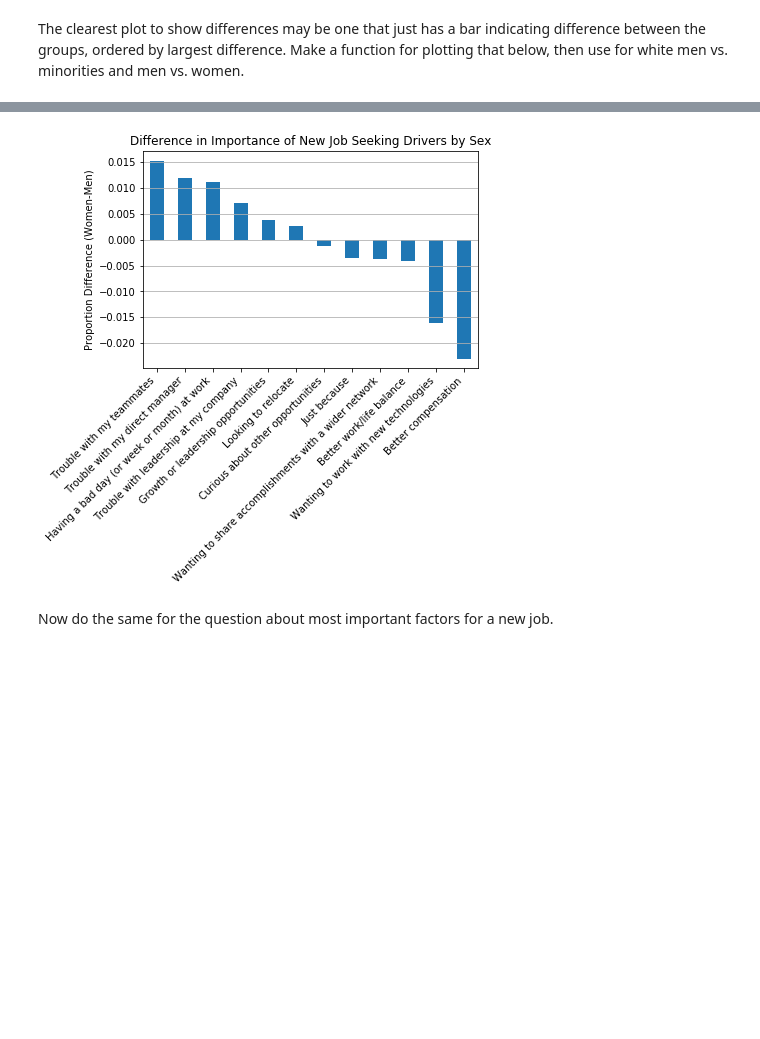
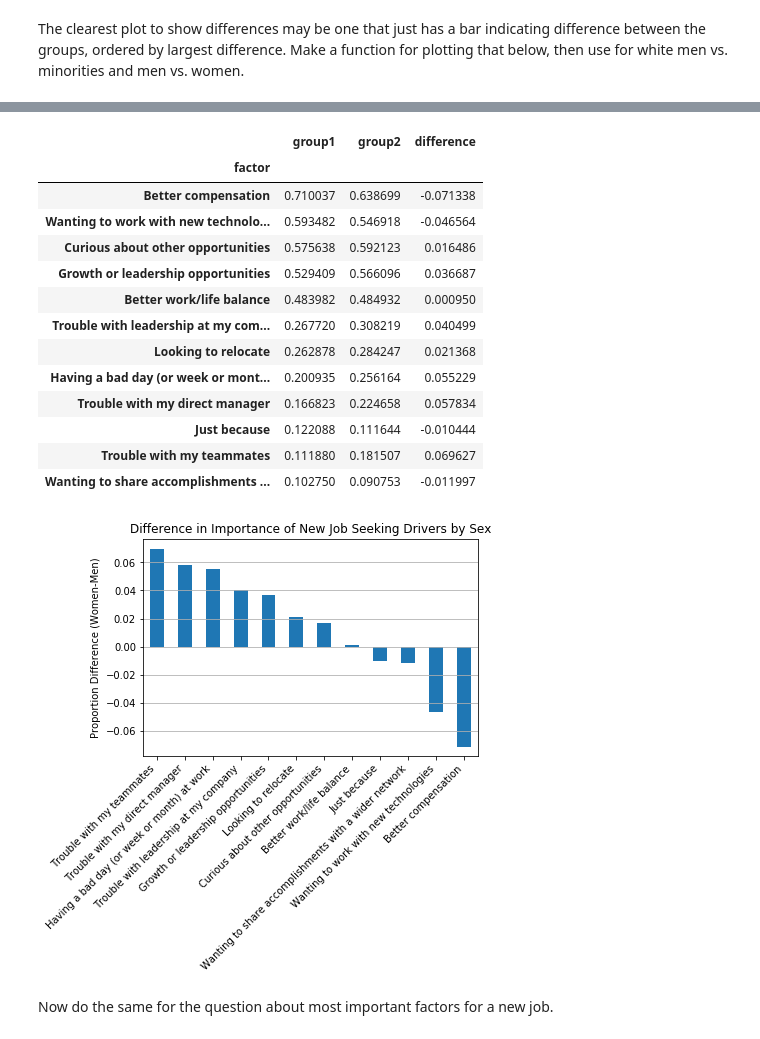
Before and after one commit to dagmaraw/stackoverflow, a Jupyter notebook: Stack_Overflow_Survey.ipynb, the cells around one changed output, grey strips where cells are left out. Saved outputs shown, nothing was run; the diff lists cells and outputs as text; code cells hidden in the pictures; blank space fills up the shorter version.

```diff
--- a/Stack_Overflow_Survey.ipynb
+++ b/Stack_Overflow_Survey.ipynb
@@ -122,6 +123,7 @@ def total_count(df, col1, col2, look_for): # Copied from helper functions in Les
 
 def clean_and_plot(df, possible_vals, col_to_clean='NEWJobHunt', title='New Job Seeking Drivers', plot=True): # Copied from Lesson 1, adapted for NEWJobHunt variable
     '''
+    *Make sure df is clean of NaNs in col_to_clean*
     INPUT
         df - a dataframe holding the col_to_clean column
         col_to_clean - column in df for which we are finding counts
@@ -141,10 +143,14 @@ def clean_and_plot(df, possible_vals, col_to_clean='NEWJobHunt', title='New Job
 
     study_df.set_index('value', inplace=True)
     if plot:
-        ax=(study_df/study_df.sum()).plot(kind='bar', legend=None);
+#         ax=(study_df/study_df.sum()).plot(kind='bar', legend=None);
+        ax=(study_df/df.shape[0]).plot(kind='bar', legend=None);
         plt.title(title);
 #         plt.show()
-    out_df = study_df/study_df.sum()
+#     out_df = study_df/study_df.sum()
+    out_df = study_df/df.shape[0]
+    # I had to change the above from study_df.sum() to df.shape[0] because we're interested in the proportion
+    # of individuals choosing a certain answer, regardless of what additionally they chose
 
     try:
         out_df = out_df[0] # in case it comes out as a tuple
@@ -389,8 +408,12 @@ Now look at the same thing, but isolating just women in one group, and comparing
 df_men = df[df.Gender == 'Man']
 df_women = df[df.Gender == 'Woman']
 
-drivers_df_men = clean_and_plot(df_men, possible_vals_NEWJobHunt,plot=False)
-drivers_df_women = clean_and_plot(df_women, possible_vals_NEWJobHunt,plot=False)
+df_clean_men_NEWJobHunt = df_men.dropna(subset=['NEWJobHunt'],axis=0)
+# drivers_df_men = clean_and_plot(df_men, possible_vals_NEWJobHunt,plot=False)
+drivers_df_men = clean_and_plot(df_clean_men_NEWJobHunt, possible_vals_NEWJobHunt,plot=False)
+df_clean_women_NEWJobHunt = df_women.dropna(subset=['NEWJobHunt'],axis=0)
+# drivers_df_women = clean_and_plot(df_women, possible_vals_NEWJobHunt,plot=False)
+drivers_df_women = clean_and_plot(df_clean_women_NEWJobHunt, possible_vals_NEWJobHunt,plot=False)
 # %%
 drivers_men_order = list(drivers_df_men.index)
 make_chart(drivers_df_men.shape[0],drivers_df_men,drivers_df_women.loc[drivers_men_order],'New Job Seeking Drivers',leg=['Men','Women'])
@@ -443,8 +481,23 @@ ax.set(xlabel="", ylabel="Proportion Difference (Minorities-White Men)", title="
 # %%
-ax,df_drivers_dem = plot_difference_chart(drivers_df_men,drivers_df_women.loc[drivers_men_order])
+ax,df_drivers_sex = plot_difference_chart(drivers_df_men,drivers_df_women.loc[drivers_men_order])
 ax.set(xlabel="", ylabel="Proportion Difference (Women-Men)", title="Difference in Importance of New Job Seeking Drivers by Sex");
+df_drivers_sex
 # %% [output]
+|  | group1 | group2 | difference |
+| factor |  |  |  |
+| Better compensation | 0.710037 | 0.638699 | -0.071338 |
+| Wanting to work with new technolo... | 0.593482 | 0.546918 | -0.046564 |
+| Curious about other opportunities | 0.575638 | 0.592123 | 0.016486 |
+| Growth or leadership opportunities | 0.529409 | 0.566096 | 0.036687 |
+| Better work/life balance | 0.483982 | 0.484932 | 0.000950 |
+| Trouble with leadership at my com... | 0.267720 | 0.308219 | 0.040499 |
+| Looking to relocate | 0.262878 | 0.284247 | 0.021368 |
+| Having a bad day (or week or mont... | 0.200935 | 0.256164 | 0.055229 |
+| Trouble with my direct manager | 0.166823 | 0.224658 | 0.057834 |
+| Just because | 0.122088 | 0.111644 | -0.010444 |
+| Trouble with my teammates | 0.111880 | 0.181507 | 0.069627 |
+| Wanting to share accomplishments ... | 0.102750 | 0.090753 | -0.011997 |
-[figure, old version]
+[figure, new version]
 # %% [markdown]
 Now do the same for the question about most important factors for a new job.
 # %%
```
Also changed, not shown: parts of 33 cells of this notebook.
